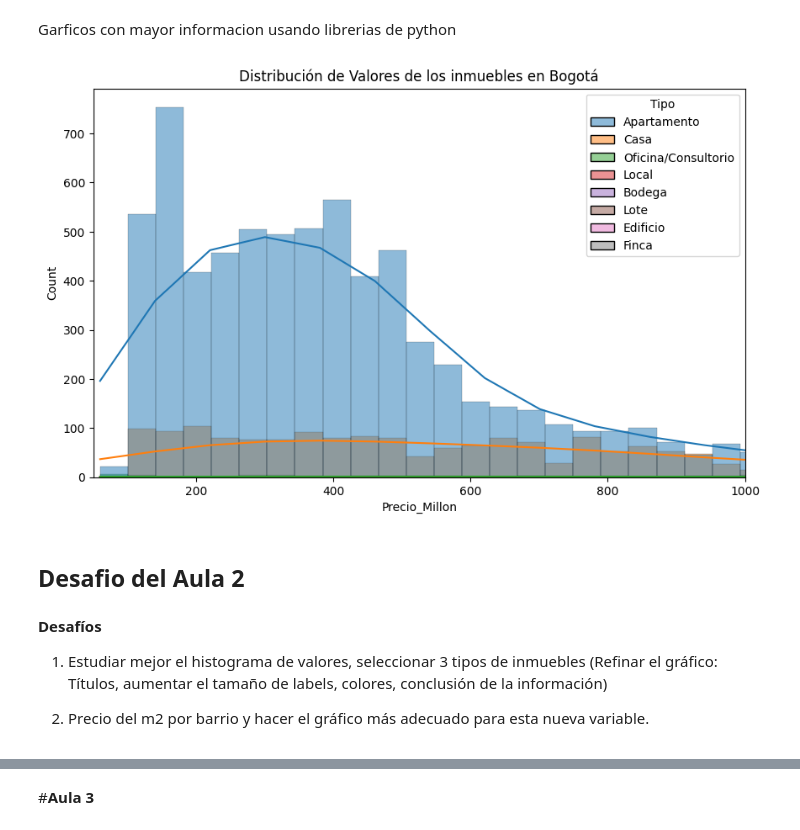
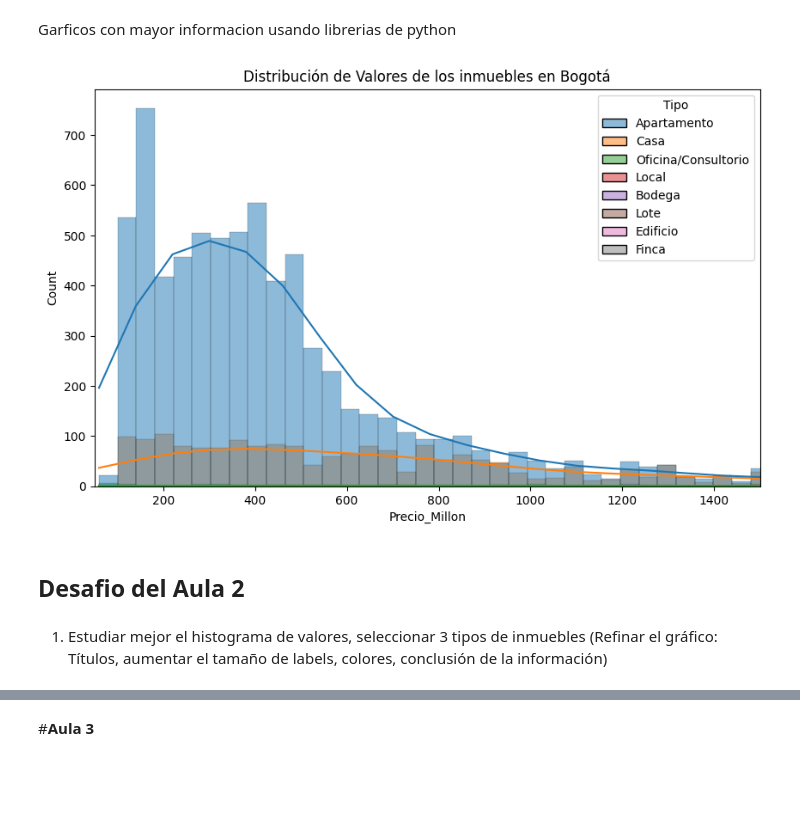
Before and after one commit to Jesalom/InmersionDeDatos, a Jupyter notebook: INMERSION_DATOS_PROYECTO_FINAL.ipynb, the cells around one changed output, grey strips where cells are left out. Saved outputs shown, nothing was run; the diff lists cells and outputs as text; code cells hidden in the pictures; blank space fills up the shorter version.

Commit message:
Listos los desafíos 1 y 2

```diff
--- a/INMERSION_DATOS_PROYECTO_FINAL.ipynb
+++ b/INMERSION_DATOS_PROYECTO_FINAL.ipynb
@@ -476,17 +475,13 @@ Garficos con mayor informacion usando librerias de python
 # %%
 plt.figure(figsize=(10,6))
 grafica = sns.histplot(data=inmuebles, x='Precio_Millon', kde=True, hue='Tipo')
 grafica.set_title('Distribución de Valores de los inmuebles en Bogotá')
-plt.xlim((50,1000))
+plt.xlim((50,1500))
 plt.savefig('/content/drive/MyDrive/inmersion_datos/valor_inmuebles.png',format='png')
 plt.show()
 # %% [output]
-[figure, old version]
+[figure, new version]
 # %% [markdown]
 ## Desafio del Aula 2
 # %% [markdown]
-**Desafíos**
-
 1. Estudiar mejor el histograma de valores, seleccionar 3 tipos de inmuebles (Refinar el gráfico: Títulos, aumentar el tamaño de labels, colores, conclusión de la información)
-
-2. Precio del m2 por barrio y hacer el gráfico más adecuado para esta nueva variable.
```
Also changed, not shown: parts of 26 cells of this notebook.
